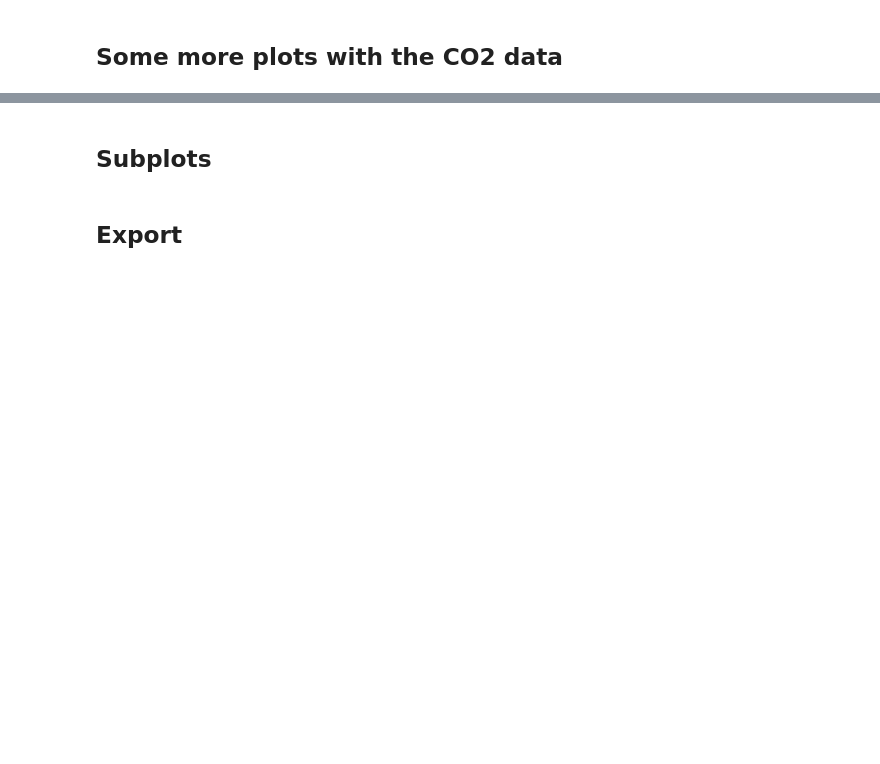
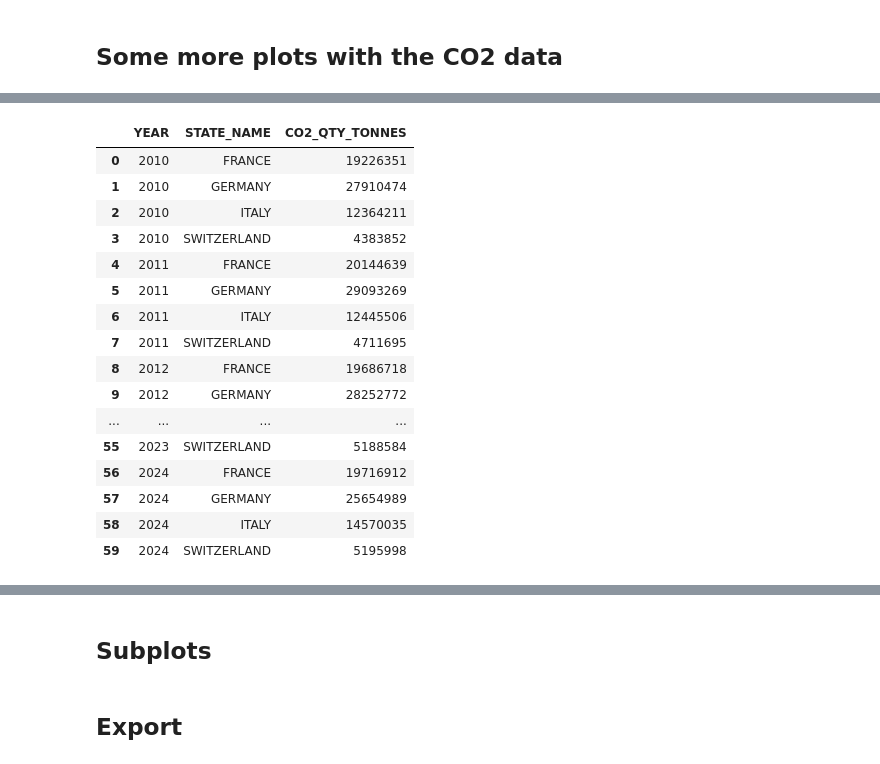
Before and after one commit to ZHAW-ZAV/TSO-FS25-students, a Jupyter notebook: 02_python_viz/02_01_intro_plotly.ipynb, the cells around one changed output, grey strips where cells are left out. Saved outputs shown, nothing was run; the diff lists cells and outputs as text; code cells hidden in the pictures; blank space fills up the shorter version.

```diff
--- a/02_python_viz/02_01_intro_plotly.ipynb
+++ b/02_python_viz/02_01_intro_plotly.ipynb
@@ -125,5 +183,24 @@ df = df.query("STATE_NAME in @to_keep")
 # %%
 # we want to plot the CO2 emissions by year and state
 # for that, we need to sum the CO2 emissions by year and state first
 df = df.groupby(["YEAR", "STATE_NAME"])["CO2_QTY_TONNES"].sum().reset_index()
+df
+# %% [output]
+|  | YEAR | STATE_NAME | CO2_QTY_TONNES |
+| 0 | 2010 | FRANCE | 19226351 |
+| 1 | 2010 | GERMANY | 27910474 |
+| 2 | 2010 | ITALY | 12364211 |
+| 3 | 2010 | SWITZERLAND | 4383852 |
+| 4 | 2011 | FRANCE | 20144639 |
+| 5 | 2011 | GERMANY | 29093269 |
+| 6 | 2011 | ITALY | 12445506 |
+| 7 | 2011 | SWITZERLAND | 4711695 |
+| 8 | 2012 | FRANCE | 19686718 |
+| 9 | 2012 | GERMANY | 28252772 |
+| ... | ... | ... | ... |
+| 55 | 2023 | SWITZERLAND | 5188584 |
+| 56 | 2024 | FRANCE | 19716912 |
+| 57 | 2024 | GERMANY | 25654989 |
+| 58 | 2024 | ITALY | 14570035 |
+| 59 | 2024 | SWITZERLAND | 5195998 |
 # %%
```
Also changed, not shown: parts of 18 cells of this notebook.
